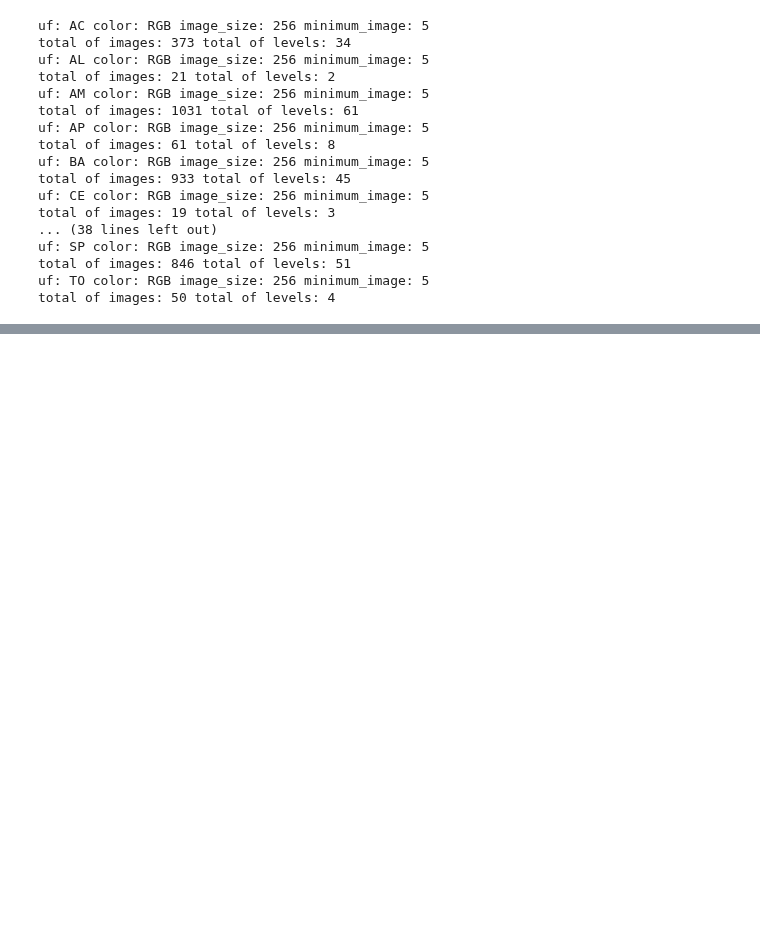
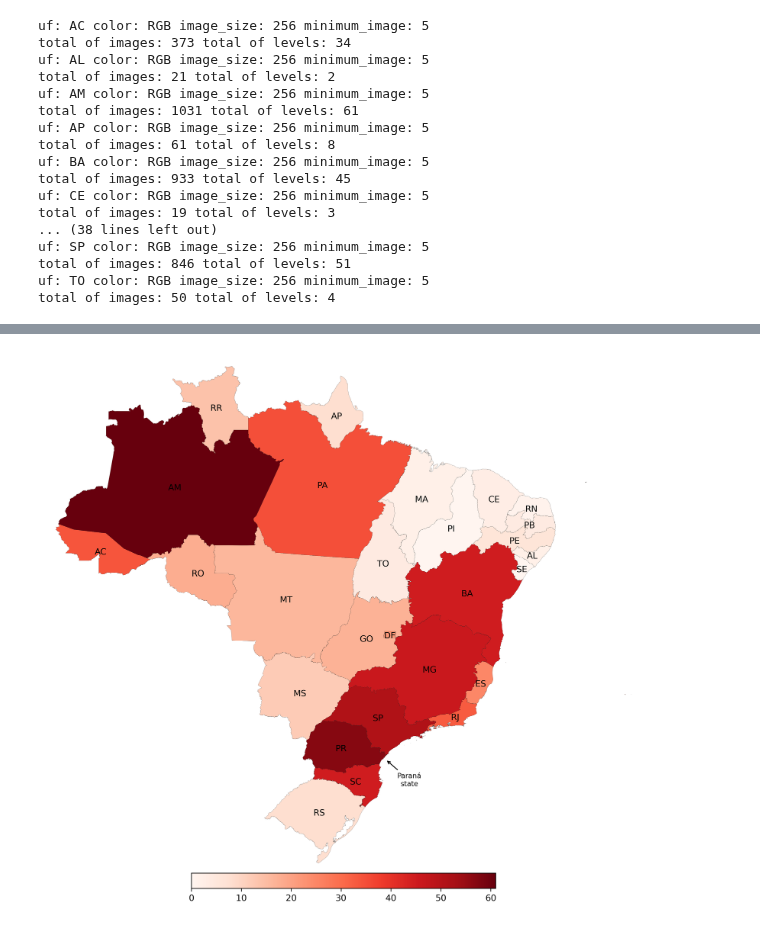
Before and after one commit to xaaaandao/piperaceae-sql, a Jupyter notebook: plots/plots.ipynb, the cells around one changed output, grey strips where cells are left out. Drawn from its saved outputs; the diff is of its cells as text; code cells hidden in the pictures; blank space fills up the shorter version.

```diff
--- a/plots/plots.ipynb
+++ b/plots/plots.ipynb
@@ -176,3 +171,24 @@ plt.tight_layout()
+# %%
+fig, ax = plt.subplots(figsize=(10,10), dpi=300, sharex=True, sharey=False)
+states.plot(column='level', cmap='Reds', legend=True, ax=ax,
+             linewidth=0.1, edgecolor='0.1',
+             legend_kwds={'shrink':0.5, 'pad': 0.0, 'orientation':'horizontal'})
+states.apply(lambda x: ax.annotate(text=x['abbrev_state'],
+                                       xy=np.subtract(x.geometry.centroid.coords[0], (0, 0.32)),
+                                       ha='center', fontsize=10), axis=1)
+
+x, y, arrow_length = 0.57, 0.22, 0.04
+ax.annotate('Paraná\nstate', xy=(x, y), xytext=(x+arrow_length, y-arrow_length),
+            arrowprops={'facecolor':'black', 'arrowstyle':'->'},
+            ha='center', va='center', fontsize=8,
+            xycoords=ax.transAxes)
+
+ax.margins(0.02)
+ax.set_aspect('equal')
+ax.axis('off')
+plt.tight_layout()
+# %% [output]
+[figure, added]
 # %%
 session.close()
 engine.dispose()
```
Also changed, not shown: parts of 3 cells of this notebook, 4 other files.
